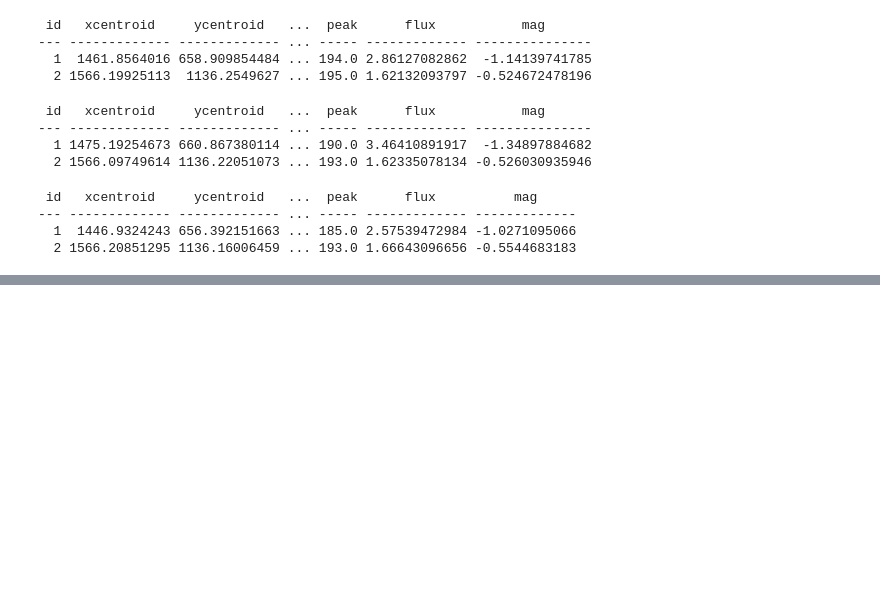
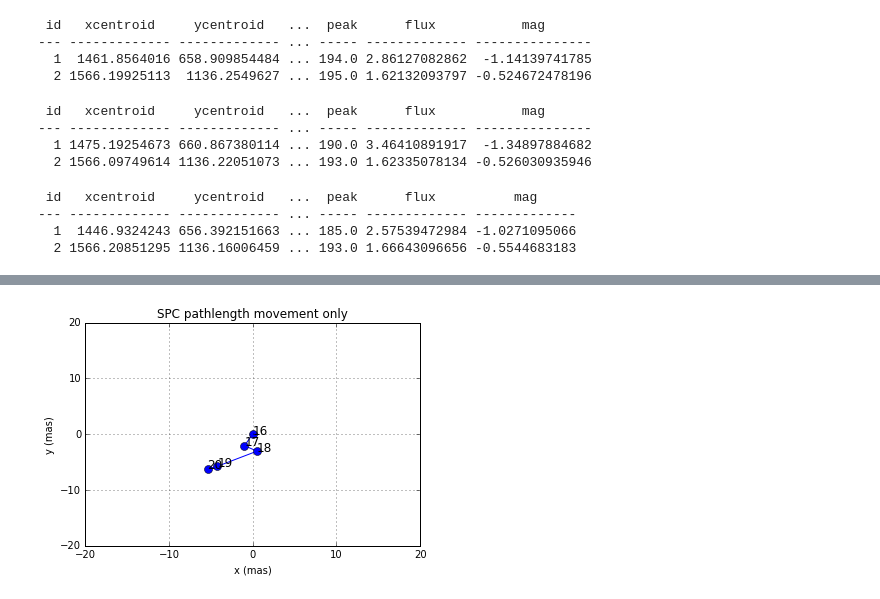
Before and after one commit to mwanakijiji/lbti_fizeau_control, a Jupyter notebook: testing_hysteresis_slop.ipynb, the cells around one changed output, grey strips where cells are left out. Drawn from its saved outputs; the diff is of its cells as text; code cells hidden in the pictures; blank space fills up the shorter version.

```diff
--- a/testing_hysteresis_slop.ipynb
+++ b/testing_hysteresis_slop.ipynb
@@ -357,0 +1059,33 @@ centroid_psf("med_190218_121_125.fits", mask = True)
+# %%
+# plot one test: SPC pathlength movement
+
+mas_x1_rel_baseline = np.subtract(hysteresis_test["mas_x1"][16:21],hysteresis_test["mas_x1"][16]).values
+mas_y1_rel_baseline = np.subtract(hysteresis_test["mas_y1"][16:21],hysteresis_test["mas_y1"][16]).values
+
+#mas_x1_rel_expected = [0,500,0,0]
+#mas_y1_rel_expected = [0,0,0,-100]
+
+text_array_emp = [16,17,18,19,20]
+#text_array_expect = ["12,14,16","13","","15"]
+plt.plot(mas_x1_rel_baseline, mas_y1_rel_baseline, '-o', markersize = 8, alpha = 1)
+#plt.plot(mas_x1_rel_expected, mas_y1_rel_expected, '-o', markersize = 8, color="k", alpha = 0.6)
+for i in range(0,5):
+    plt.text(mas_x1_rel_baseline[i], mas_y1_rel_baseline[i],
+             str(text_array_emp[i]), color="k", fontsize=12)
+#for i in range(0,3):
+#    plt.text(mas_x1_rel_expected[i]+5, mas_y1_rel_expected[i]+5,
+#             str(text_array_expect[i]), color="k", fontsize=12, alpha = 0.6)
+major_ticks = np.arange(-200, 401, 10)
+plt.xticks(major_ticks)
+plt.yticks(major_ticks)
+plt.xlim([-20,20])
+plt.ylim([-20,20])
+plt.grid(True)
+#plt.axis("equal")
+plt.xlabel("x (mas)")
+plt.ylabel("y (mas)")
+plt.title("SPC pathlength movement only")
+#plt.scatter(hysteresis_test["x2"],hysteresis_test["y2"])
+plt.show()
+# %% [output]
+[figure, added]
```
Also changed, not shown: parts of 20 cells of this notebook, 2 other files.
